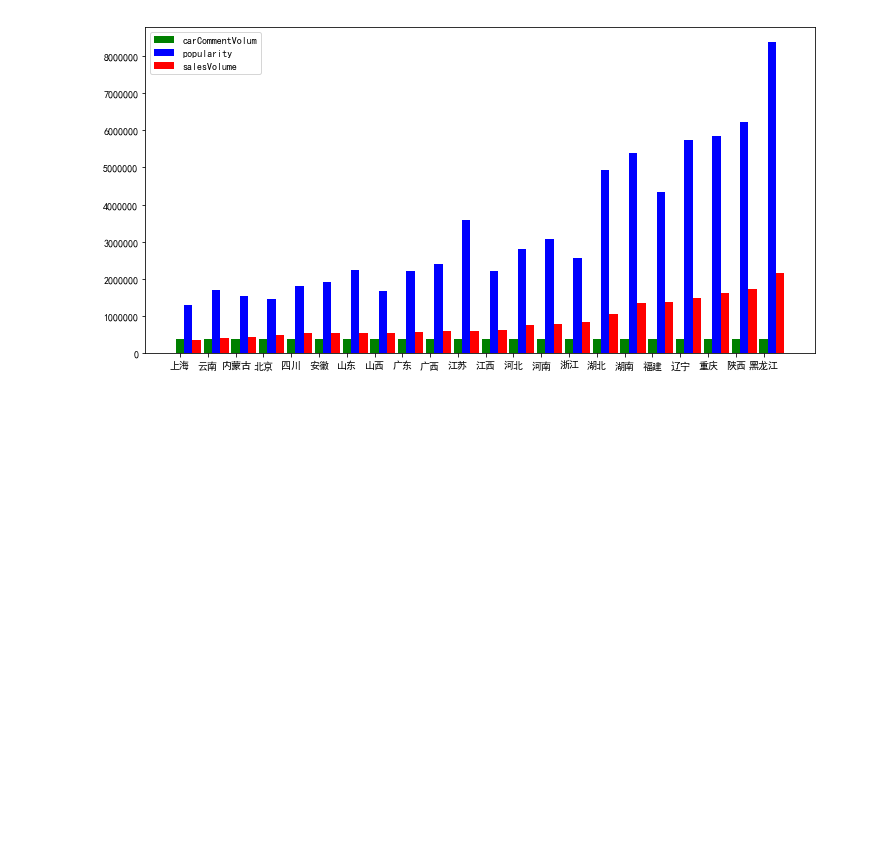
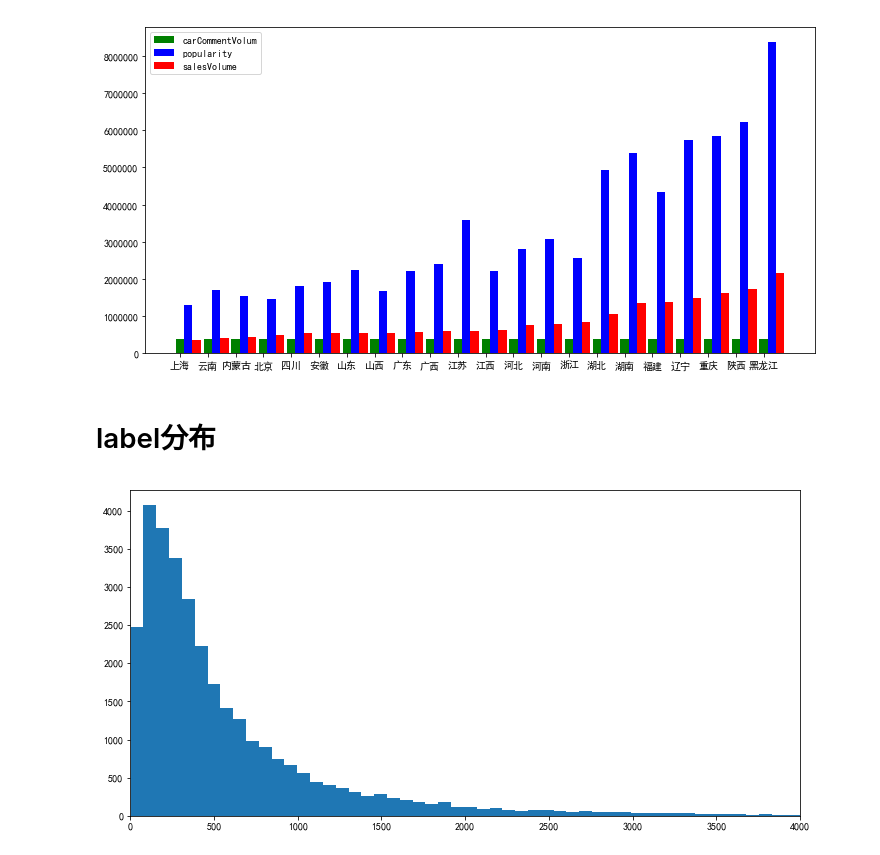
Before and after one commit to lvyuhong/ccf2, a Jupyter notebook: mymodels/eda.ipynb, the cells around one changed output. Saved outputs shown, nothing was run; the diff lists cells and outputs as text; code cells hidden in the pictures; blank space fills up the shorter version.

```diff
--- a/mymodels/eda.ipynb
+++ b/mymodels/eda.ipynb
@@ -1,4 +1,5 @@
 # %%
+import ccf2
 import numpy as np
 import pandas as pd
 import matplotlib.pyplot as plt
@@ -11,30 +12,11 @@ plt.rcParams['axes.unicode_minus']=False     # 正常显示负号
 
 pd.options.display.max_columns = None
 pd.options.display.max_rows = None
-path = 'input/'
+path = '../input/'
 # %% [markdown]
 # load data
-# %%
-path = 'input/'
-train_sales_data = pd.read_csv(path + '/Train/train_sales_data.csv')
-train_search_data = pd.read_csv(path + '/Train/train_search_data.csv')
-train_user_reply_data = pd.read_csv(path + '/Train/train_user_reply_data.csv')
-
-test = pd.read_csv(path + '/evaluation_public.csv')
-
-data = pd.concat([train_sales_data, test], ignore_index=True)
-data = data.merge(train_search_data, 'left', on=['province', 'adcode', 'model', 'regYear', 'regMonth'])
-data = data.merge(train_user_reply_data, 'left', on=['model', 'regYear', 'regMonth'])
-
-data['label'] = data['salesVolume']
-data['id'] = data['id'].fillna(0).astype(int)
-del data['salesVolume'], data['forecastVolum']
-data['bodyType'] = data['model'].map(train_sales_data.drop_duplicates('model').set_index('model')['bodyType'])
-
-for i in ['bodyType', 'model']:
-    data[i] = data[i].map(dict(zip(data[i].unique(), range(data[i].nunique()))))
-
-data['mt'] = (data['regYear'] - 2016) * 12 + data['regMonth']
+# %%
+data = ccf2.loaddata(path)
 # %%
 data.shape
 # %% [output]
@@ -225,3 +207,12 @@ plt.legend()
 plt.show()
 # %% [output]
 [figure]
+# %% [markdown]
+# label分布
+# %%
+plt.figure(figsize=(12,6))
+plt.hist(data.loc[data['mt']<=24]['label'].sort_values(),bins=200)
+plt.xlim(0,4000)
+plt.show()
+# %% [output]
+[figure, added]
```
Also changed, not shown: parts of 4 cells of this notebook, 5 other files.
